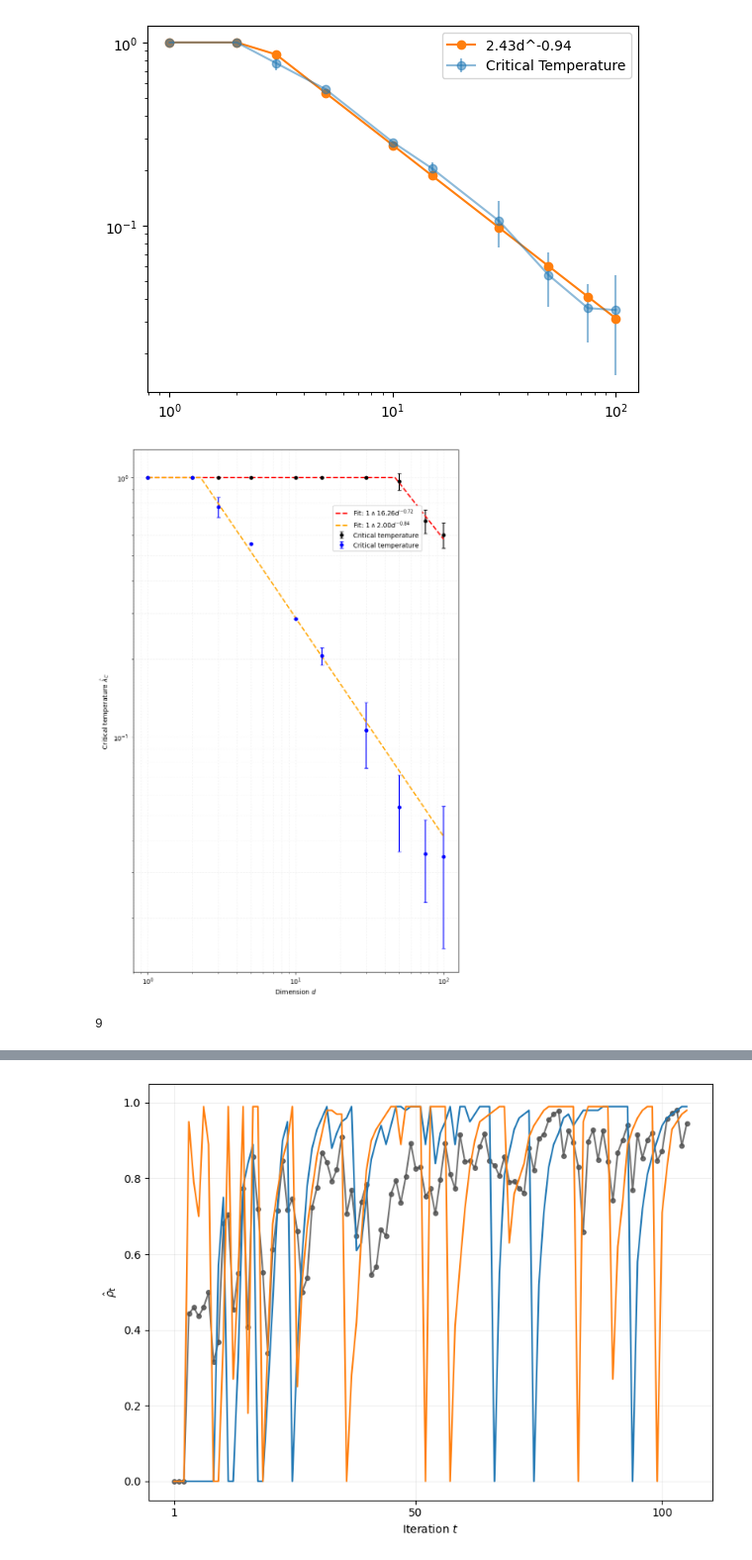
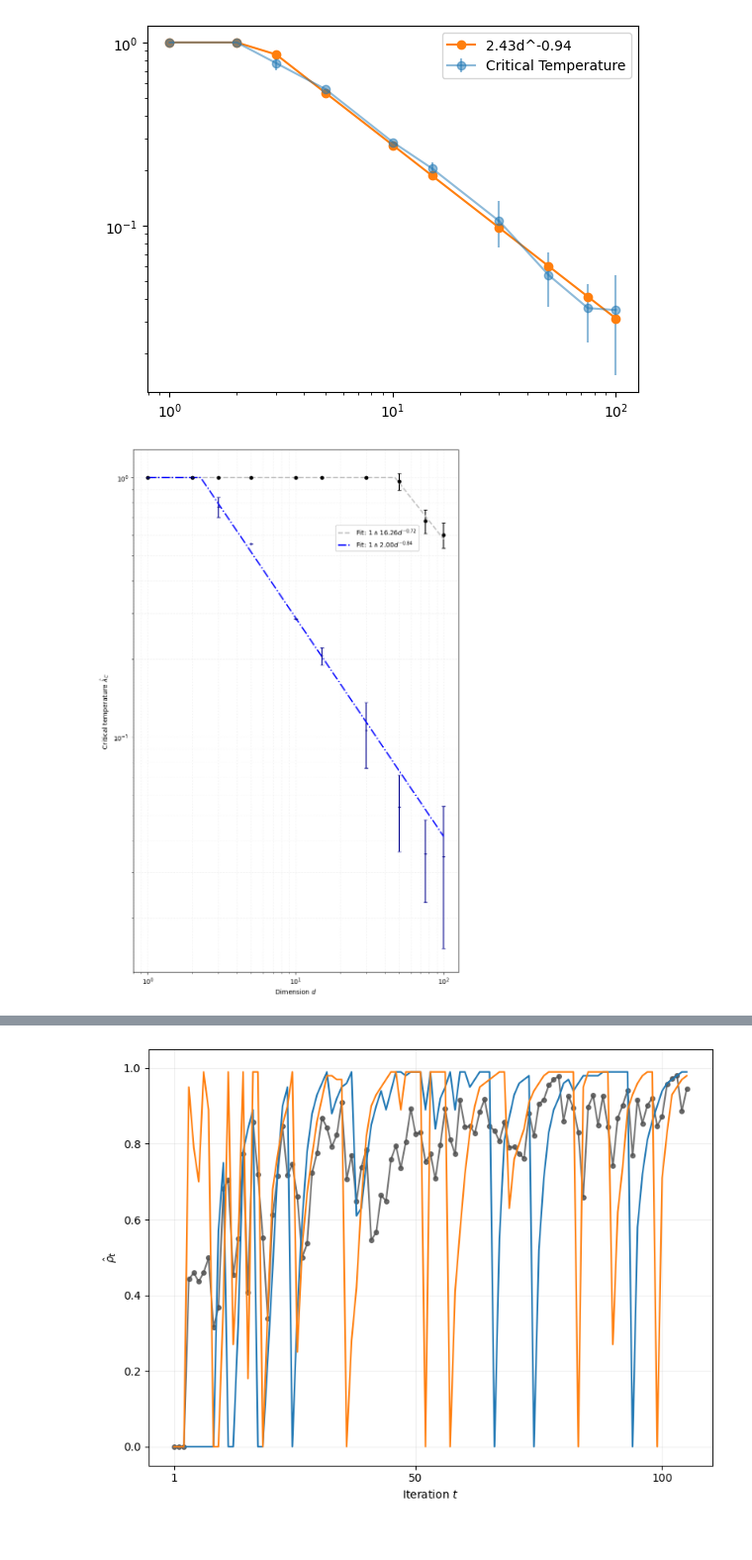
Before and after one commit to ylefay/adaptive_smc_tempering, a Jupyter notebook: adaptive_smc/experiments_bis/pCN/pCN_IMH_frontier/Untitled.ipynb, the cells around one changed output, grey strips where cells are left out. Shown at 99% size. Cells and saved outputs as stored; diff of their text form; code cells hidden in the pictures.

```diff
--- a/adaptive_smc/experiments_bis/pCN/pCN_IMH_frontier/Untitled.ipynb
+++ b/adaptive_smc/experiments_bis/pCN/pCN_IMH_frontier/Untitled.ipynb
@@ -33,9 +33,6 @@ plt.rcParams['text.usetex'] = False
 # %% [output]
 env: XLA_PYTHON_CLIENT_PREALLOCATE=False
 # %%
-my_dims = np.concatenate([np.arange(1, 11, 1), [20, 50]])
-my_dims = np.concatenate([np.arange(1, 11, 1), [20]])
-my_dims = np.array([50, 100])
 my_dims = np.array([1, 2, 3, 5, 10, 15, 30, 50, 75, 100]) # 30, 50, 75, 100
 
 idx_per_dim = {}
@@ -103,7 +91,6 @@ plt.legend()
 # %%
 import matplotlib.pyplot as plt
 import numpy as np
-import scipy.stats as stats
 from scipy.optimize import curve_fit
 
 # Setup
@@ -111,24 +98,21 @@ fig, ax = plt.subplots(figsize=(8, 12))
 
 # Color scheme
 colors = {
-    'data': '#505050',      # Dark gray
-    'fit': '#D55E00',       # Vermillion (red)
-    'active': '#029E73',    # Green (for ρ > 0 region)
-    'inactive': '#F5F5F5'   # Light gray (for ρ = 0 region)
+    'data': '#505050',  # Dark gray
+    'fit': '#D55E00',  # Vermillion (red)
+    'active': '#029E73',  # Green (for ρ > 0 region)
+    'inactive': '#F5F5F5'  # Light gray (for ρ = 0 region)
 }
 
-def make_linear_reg_and_plot(critical_temperatures, color_data=colors['data'], color_fit=colors['fit'], annotate=False):
+
+def make_linear_reg_and_plot(critical_temperatures, color_data=colors['data'], color_fit=colors['fit'], linestyle_reg="--", marker="o", annotate=False):
     mean_critical_temperatures = critical_temperatures.mean(axis=-1)
     log_mean_critical_temperatures = np.log(mean_critical_temperatures)
-
 
     # Filter data
     mask = (log_mean_critical_temperatures < 0)
     filtered_log_temperatures = log_mean_critical_temperatures[mask]
     filtered_dims = my_dims[mask]
-    non_filtered_dims = my_dims[~mask]
-    filtered_log_dims = np.log(filtered_dims)
-    non_filtered_log_dims = np.log(non_filtered_dims)
 
     # Define power law function
     def power_law(x, a, b):
@@ -139,64 +123,62 @@ def make_linear_reg_and_plot(critical_temperatures, color_data=colors['data'], c
     a, b = popt  # a is the coefficient, b is the exponent
 
     # Calculate intermediate dimension
-    intermediate_dim = (1/a)**(1/b)
+    intermediate_dim = (1 / a) ** (1 / b)
 
     # Prepare data for plotting
     filtered_dims = np.concatenate([np.array([intermediate_dim]), filtered_dims])
-    regression_line = a * filtered_dims**b
+    regression_line = a * filtered_dims ** b
 
-    my_dims_regression = np.insert(my_dims.astype(np.float64), np.where(np.floor(intermediate_dim)<my_dims)[0][0], intermediate_dim)
-    filled_regression_line = np.concatenate([np.array((len(my_dims_regression)-len(filtered_dims))*[1]), regression_line])
+    my_dims_regression = np.insert(my_dims.astype(np.float64), np.where(np.floor(intermediate_dim) < my_dims)[0][0],
+                                   intermediate_dim)
+    filled_regression_line = np.concatenate(
+        [np.array((len(my_dims_regression) - len(filtered_dims)) * [1]), regression_line])
     """
     # Using hatch patterns instead of solid fills:
     ax.fill_between(my_dims_regression, 0, filled_regression_line,
                    color=colors['inactive'], alpha=0.1, hatch='///', linewidth=0)
     ax.fill_between(my_dims_regression, filled_regression_line, np.max(mean_critical_temperatures),
                    color=colors['active'], alpha=0.1, hatch='\\\\\\', linewidth=0)"""
 
     # Data points
     ax.errorbar(my_dims, mean_critical_temperatures,
-               yerr=critical_temperatures.std(axis=-1),
-               fmt='o',
-               color=color_data,
-               markersize=5,
-               capsize=3,
-               label='Critical temperature')
+                yerr=critical_temperatures.std(axis=-1),
+                fmt=marker,
+                color=color_data,
+                markersize=5,
+                capsize=3)
 
     # Regression line
     ax.loglog(my_dims_regression, filled_regression_line,
-             color=color_fit,
-             linewidth=2,
-             linestyle='--',
-             label=rf'Fit: $1\wedge {a:.2f}d^{{{b:.2f}}}$')
+              color=color_fit,
+              linewidth=2,
+              linestyle=linestyle_reg,
+              label=rf'Fit: $1\wedge {a:.2f}d^{{{b:.2f}}}$')
     if annotate:
         # Annotations
         ax.text(0.25, 0.15,
-               r'$\rho = 0$ ',
-               transform=ax.transAxes,
-               bbox=dict(facecolor='white', alpha=0.8))
+                r'$\rho = 0$ ',
+                transform=ax.transAxes,
+                bbox=dict(facecolor='white', alpha=0.8))
         ax.text(0.75, 0.75,
-               r'$\rho > 0$ ',
-               transform=ax.transAxes,
-               bbox=dict(facecolor='white', alpha=0.8))
+                r'$\rho > 0$ ',
+                transform=ax.transAxes,
+                bbox=dict(facecolor='white', alpha=0.8))
 
     # Formatting
     ax.set_xlabel(r'Dimension $d$')
     ax.set_ylabel(r'Critical temperature $\hat{\lambda}_C$')
     ax.grid(True, which="both", linestyle=':', alpha=0.3)
     ax.legend(framealpha=1, bbox_to_anchor=(0.75, 0.80), loc='lower center')
 
-make_linear_reg_and_plot(critical_temperatures['vanish_None'], 'black', 'red')
-make_linear_reg_and_plot(critical_temperatures['None'], 'blue', 'orange')
+
+make_linear_reg_and_plot(critical_temperatures['vanish_None'], 'black', 'silver', '--', 'o')
+make_linear_reg_and_plot(critical_temperatures['None'], 'darkblue', 'blue', '-.', '+')
 
 plt.tight_layout()
 plt.savefig(DIR + "critical_temperature_boundary.pdf",
-           dpi=150,
-           bbox_inches='tight',
-           format='pdf')
+            dpi=150,
+            bbox_inches='tight',
+            format='pdf')
 # %% [output]
-[figure, old version]
+[figure, new version]
-# %%
-np.where(np.floor(intermediate_dim)<my_dims)[0][-1]
-# %% [output]
-9
```
Also changed, not shown: parts of 7 cells of this notebook, 1 other file.
